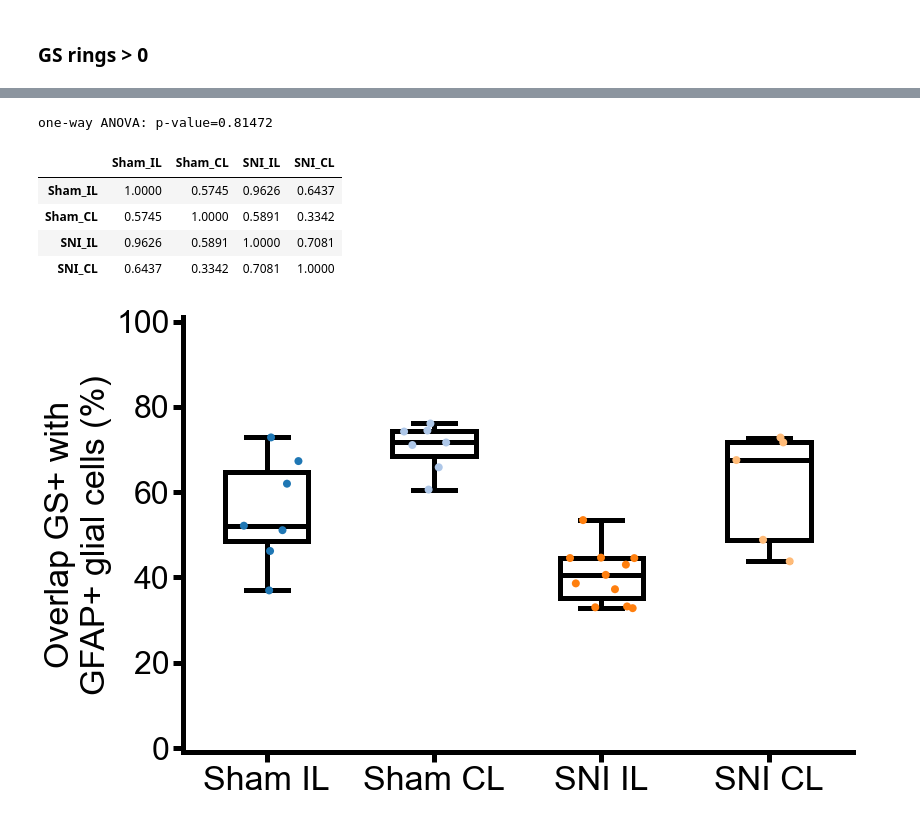
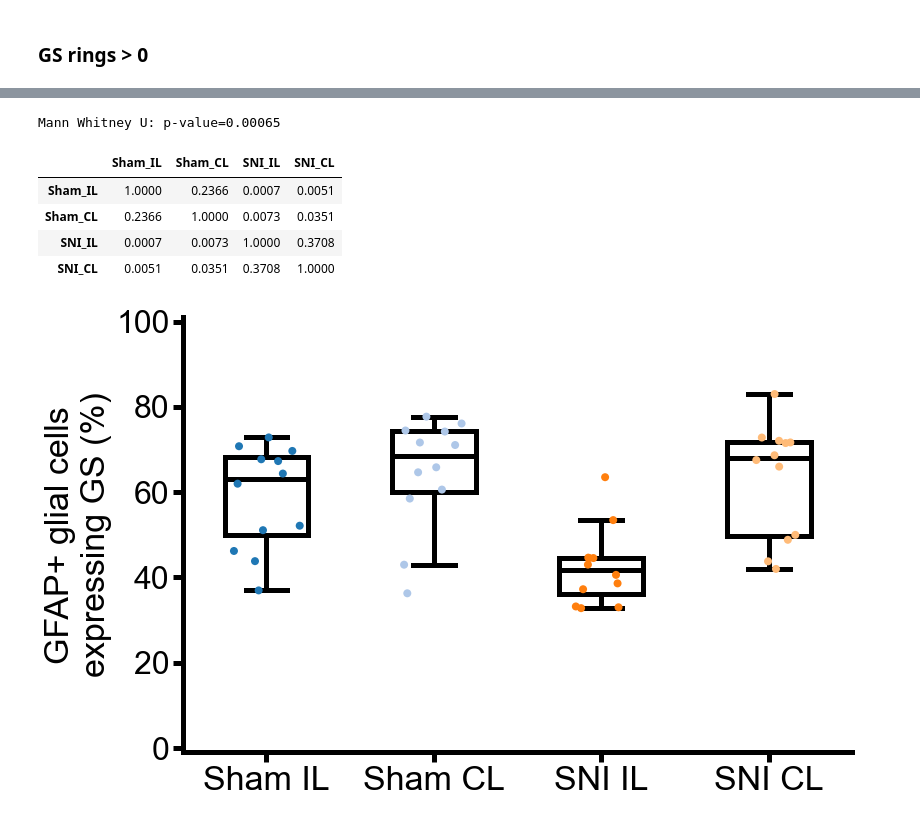
Before and after one commit to AmSchulte/DRG, a Jupyter notebook: Comparision-d7-per-DRG.ipynb, the cells around one changed output, grey strips where cells are left out. Saved outputs shown, nothing was run; the diff lists cells and outputs as text; code cells hidden in the pictures.

```diff
--- a/Comparision-d7-per-DRG.ipynb
+++ b/Comparision-d7-per-DRG.ipynb
@@ -243,16 +260,16 @@ plot_all('gs_intensities_of_area', 'GS ring intensities')
 # %%
-statistic_all('gs_intensities_of_area')
+statistic_all('gs_integrated_density')
 # %% [output]
-one-way ANOVA: p-value=0.81472
+Mann Whitney U: p-value=0.00065
 |  | Sham_IL | Sham_CL | SNI_IL | SNI_CL |
-| Sham_IL | 1.0000 | 0.5745 | 0.9626 | 0.6437 |
-| Sham_CL | 0.5745 | 1.0000 | 0.5891 | 0.3342 |
-| SNI_IL | 0.9626 | 0.5891 | 1.0000 | 0.7081 |
-| SNI_CL | 0.6437 | 0.3342 | 0.7081 | 1.0000 |
+| Sham_IL | 1.0000 | 0.2366 | 0.0007 | 0.0051 |
+| Sham_CL | 0.2366 | 1.0000 | 0.0073 | 0.0351 |
+| SNI_IL | 0.0007 | 0.0073 | 1.0000 | 0.3708 |
+| SNI_CL | 0.0051 | 0.0351 | 0.3708 | 1.0000 |
 # %%
-plot_all('gfap_overlaps', 'Overlap GS+ with\nGFAP+ glial cells (%)')
+plot_all('gfap_overlaps', 'GFAP+ glial cells\nexpressing GS (%)')
 # %% [output]
-[figure, old version]
+[figure, new version]
 # %%
 statistic_all('gfap_overlaps')
 # %% [output]
```
Also changed, not shown: parts of 63 cells of this notebook, 9 other files.
